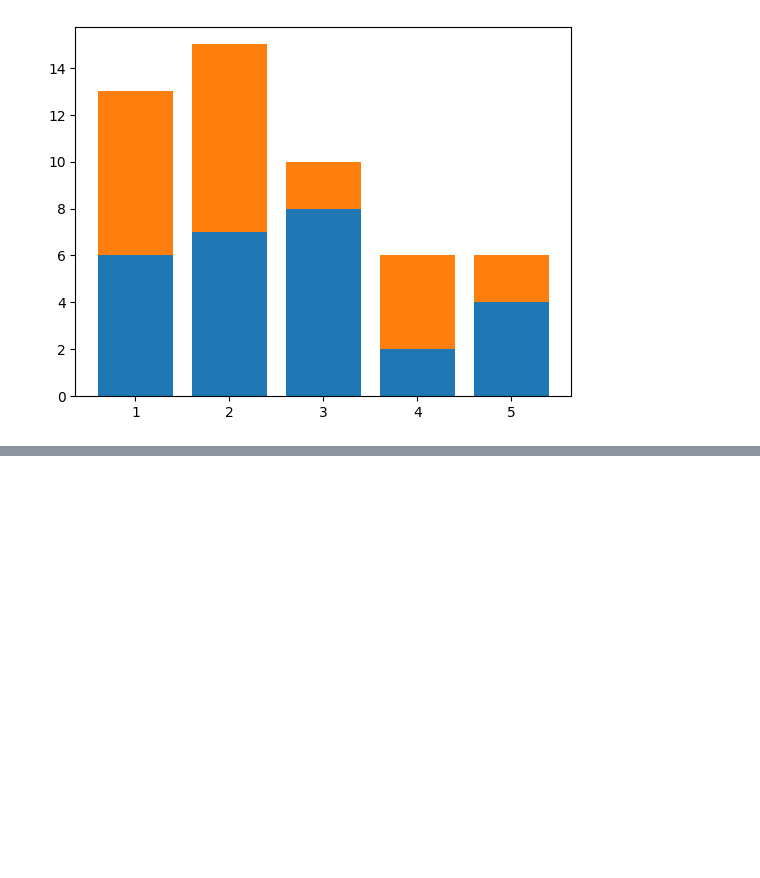
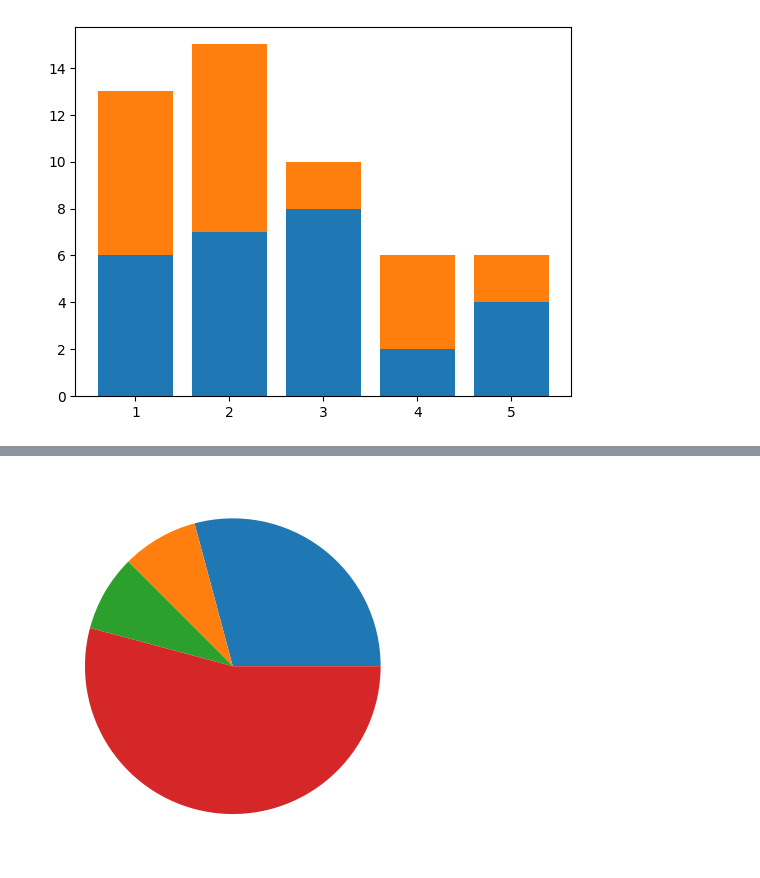
Before and after one commit to denverkim/WEBCRAWLING, a Jupyter notebook: LAB5.ipynb, the cells around one changed output, grey strips where cells are left out. Cells and saved outputs as stored; diff of their text form; code cells hidden in the pictures; blank space fills up the shorter version.

```diff
--- a/LAB5.ipynb
+++ b/LAB5.ipynb
@@ -269,0 +279,9 @@ plt.bar(x, y2, bottom=y1)
+# %%
+# 파이차트
+slices = [7, 2, 2, 13]
+activities = ['sleeping','eating','working','playing']
+cols = ['c','m','r','k']
+plt.pie(slices)
+plt.show()
+# %% [output]
+[figure, added]
```
Also changed, not shown: parts of 11 cells of this notebook.
